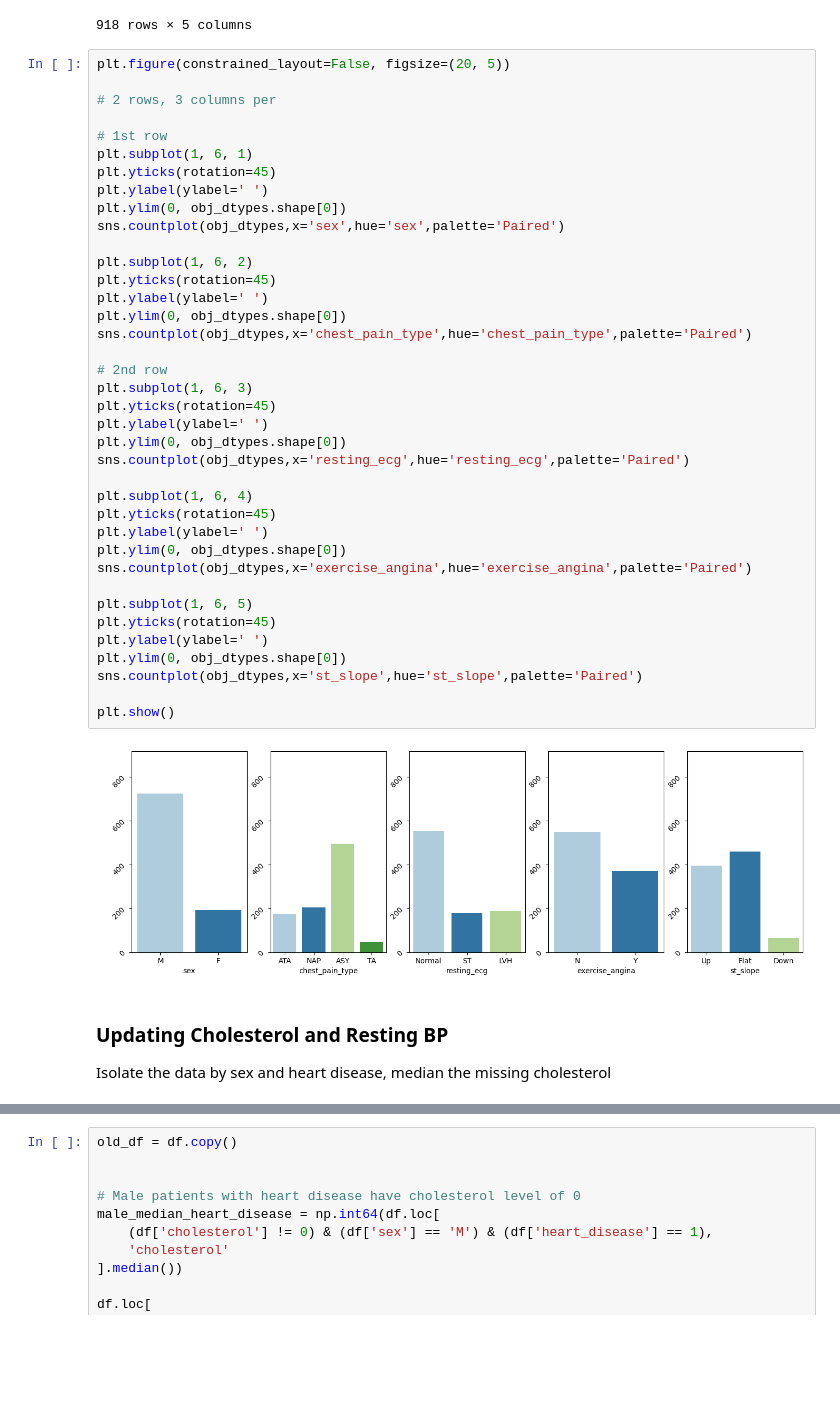
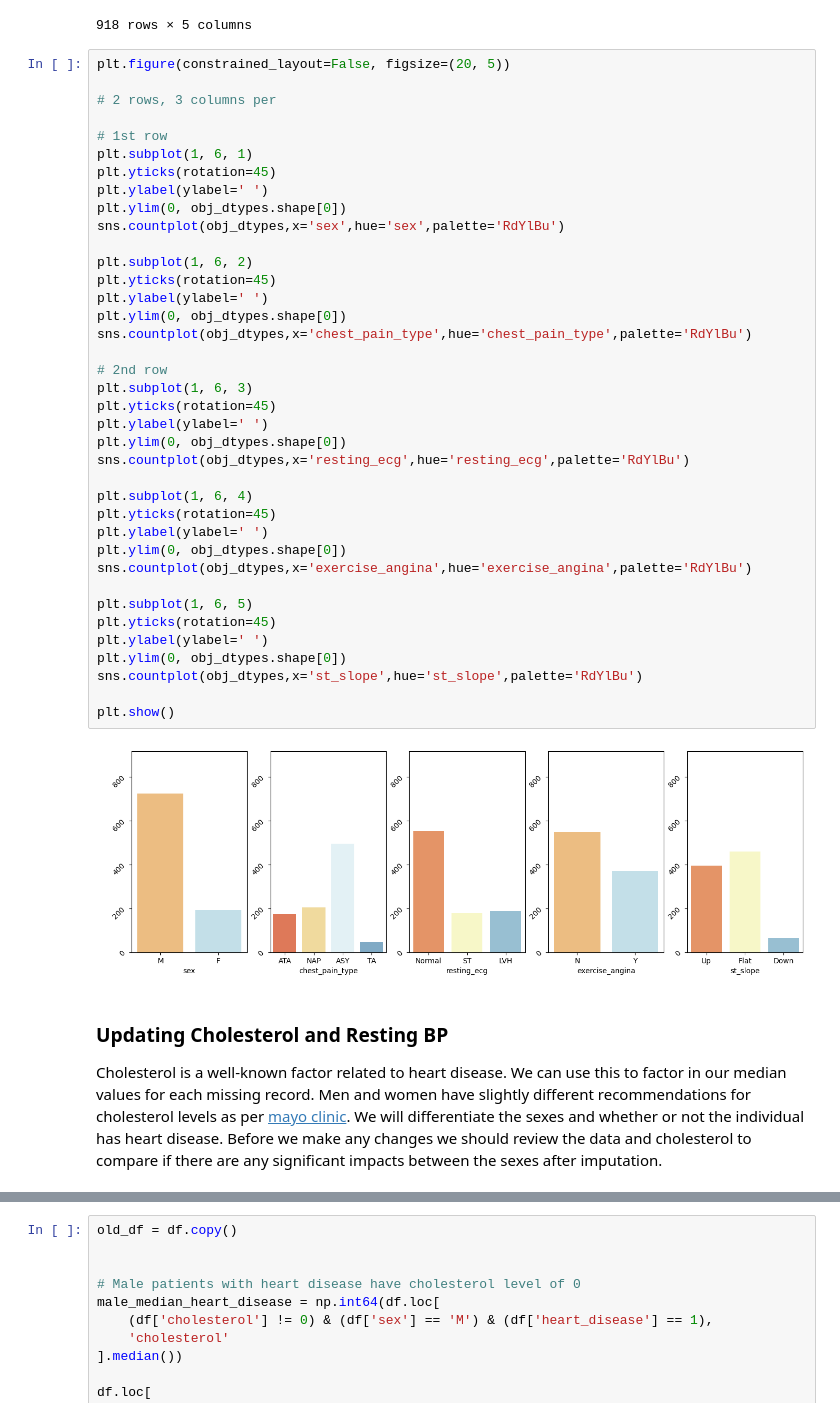
Before and after one commit to ascrivs/heart_disease_dq, a Jupyter notebook: Basics.ipynb, the cells around one changed output, grey strips where cells are left out. Saved outputs shown, nothing was run; the diff lists cells and outputs as text; blank space fills up the shorter version.

```diff
--- a/Basics.ipynb
+++ b/Basics.ipynb
@@ -163,43 +163,43 @@ plt.figure(constrained_layout=False, figsize=(20, 5))
 
 # 1st row
 plt.subplot(1, 6, 1)
 plt.yticks(rotation=45)
 plt.ylabel(ylabel=' ')
 plt.ylim(0, obj_dtypes.shape[0])
-sns.countplot(obj_dtypes,x='sex',hue='sex',palette='Paired')
+sns.countplot(obj_dtypes,x='sex',hue='sex',palette='RdYlBu')
 
 plt.subplot(1, 6, 2)
 plt.yticks(rotation=45)
 plt.ylabel(ylabel=' ')
 plt.ylim(0, obj_dtypes.shape[0])
-sns.countplot(obj_dtypes,x='chest_pain_type',hue='chest_pain_type',palette='Paired')
+sns.countplot(obj_dtypes,x='chest_pain_type',hue='chest_pain_type',palette='RdYlBu')
 
 # 2nd row
 plt.subplot(1, 6, 3)
 plt.yticks(rotation=45)
 plt.ylabel(ylabel=' ')
 plt.ylim(0, obj_dtypes.shape[0])
-sns.countplot(obj_dtypes,x='resting_ecg',hue='resting_ecg',palette='Paired')
+sns.countplot(obj_dtypes,x='resting_ecg',hue='resting_ecg',palette='RdYlBu')
 
 plt.subplot(1, 6, 4)
 plt.yticks(rotation=45)
 plt.ylabel(ylabel=' ')
 plt.ylim(0, obj_dtypes.shape[0])
-sns.countplot(obj_dtypes,x='exercise_angina',hue='exercise_angina',palette='Paired')
+sns.countplot(obj_dtypes,x='exercise_angina',hue='exercise_angina',palette='RdYlBu')
 
 plt.subplot(1, 6, 5)
 plt.yticks(rotation=45)
 plt.ylabel(ylabel=' ')
 plt.ylim(0, obj_dtypes.shape[0])
-sns.countplot(obj_dtypes,x='st_slope',hue='st_slope',palette='Paired')
+sns.countplot(obj_dtypes,x='st_slope',hue='st_slope',palette='RdYlBu')
 
 plt.show()
 # %% [output]
-[figure, old version]
+[figure, new version]
-# %% [markdown]
-### Updating Cholesterol and Resting BP
-
-Isolate the data by sex and heart disease, median the missing cholesterol
+# %% [markdown]
+### Updating Cholesterol and Resting BP
+
+Cholesterol is a well-known factor related to heart disease. We can use this to factor in our median values for each missing record. Men and women have slightly different recommendations for cholesterol levels as per [mayo clinic](https://www.mayoclinichealthsystem.org/hometown-health/speaking-of-health/know-your-numbers-cholesterol). We will differentiate the sexes and whether or not the individual has heart disease. Before we make any changes we should review the data and cholesterol to compare if there are any significant impacts between the sexes after imputation.
 # %%
 plt.figure(constrained_layout=False, figsize=(10, 6))
 
```
Also changed, not shown: parts of 2 cells of this notebook.
